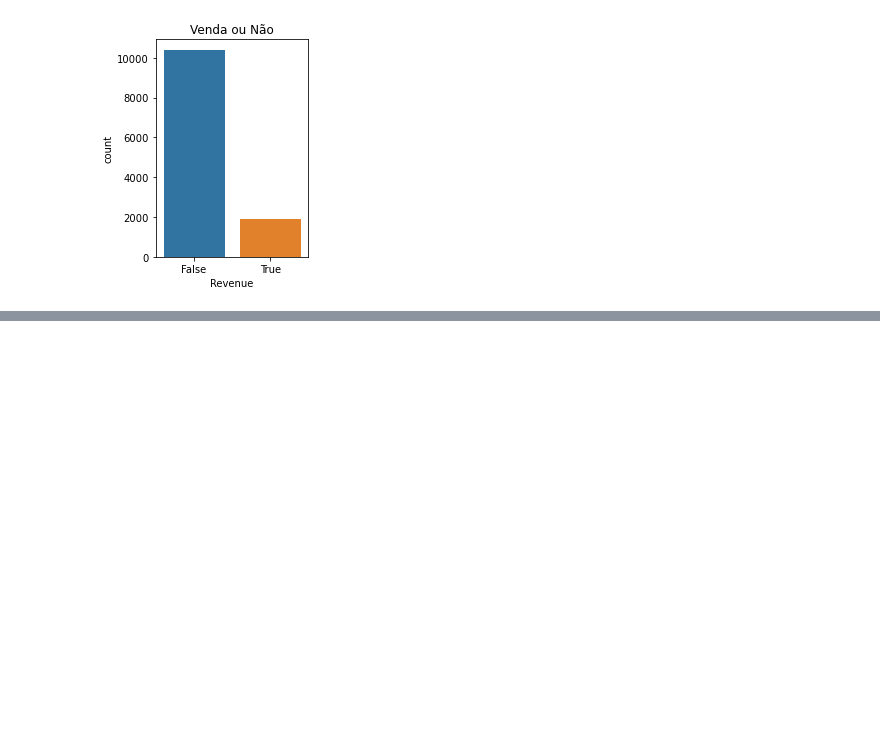
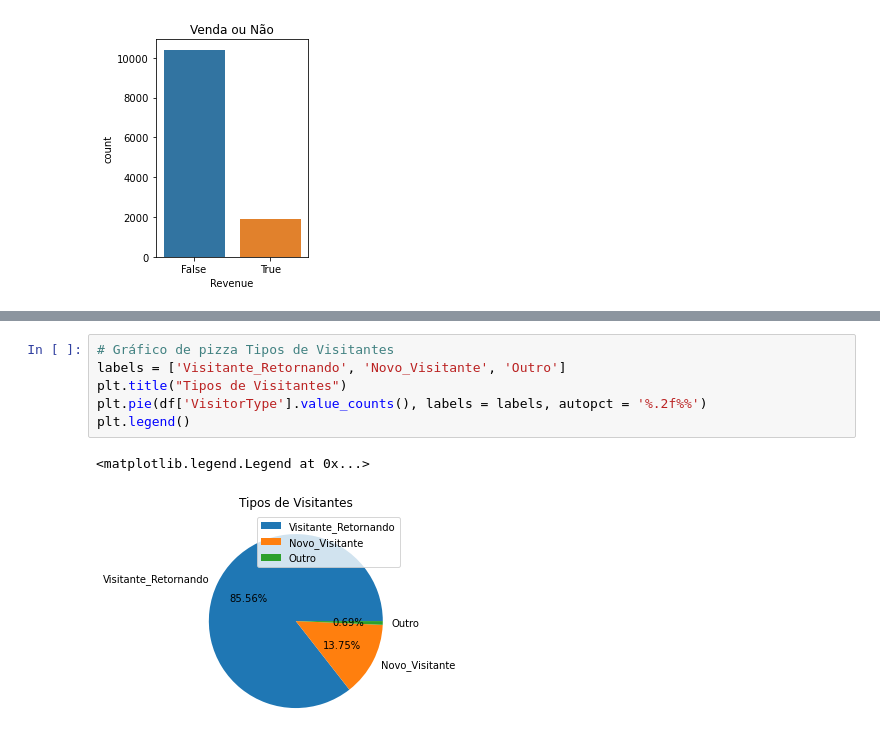
Before and after one commit to Gugah007/Projeto-ML-Classifica-o-Prevendo-a-intencao-de-compras-de-usuario-usando-SVM, a Jupyter notebook: Prevendo a Intencao de Compras de Usuario usando SVM.ipynb, the cells around one changed output, grey strips where cells are left out. Cells and saved outputs as stored; diff of their text form; blank space fills up the shorter version.

```diff
--- a/Prevendo a Intencao de Compras de Usuario usando SVM.ipynb
+++ b/Prevendo a Intencao de Compras de Usuario usando SVM.ipynb
@@ -251,0 +252,9 @@ pd.crosstab(df["VisitorType"], df["Revenue"]).plot(kind = 'bar',
+# %%
+# Gráfico de pizza Tipos de Visitantes
+labels = ['Visitante_Retornando', 'Novo_Visitante', 'Outro']
+plt.title("Tipos de Visitantes")
+plt.pie(df['VisitorType'].value_counts(), labels = labels, autopct = '%.2f%%')
+plt.legend()
+# %% [output]
+<matplotlib.legend.Legend at 0x...>
+[figure, added]
```
Also changed, not shown: parts of 5 cells of this notebook.
